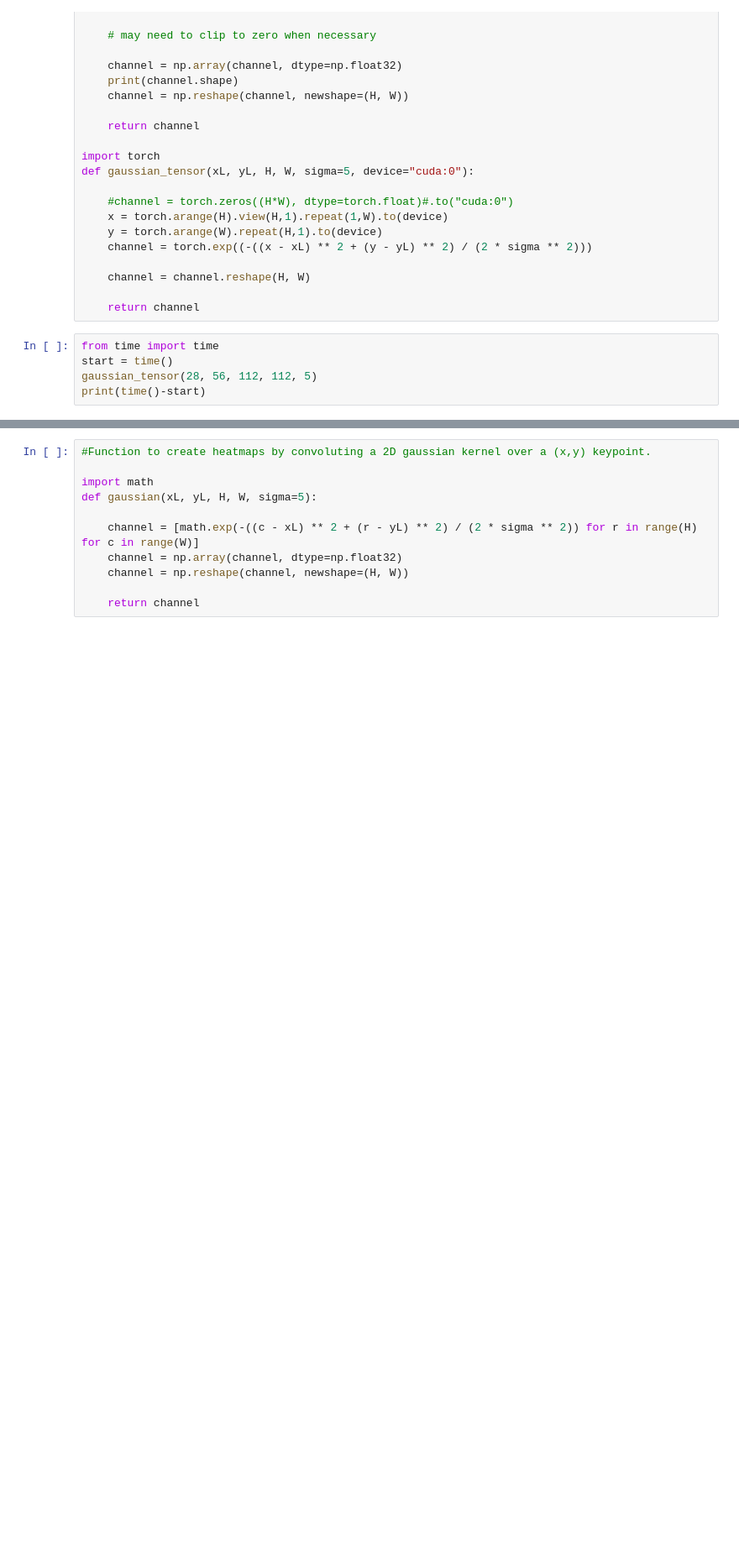
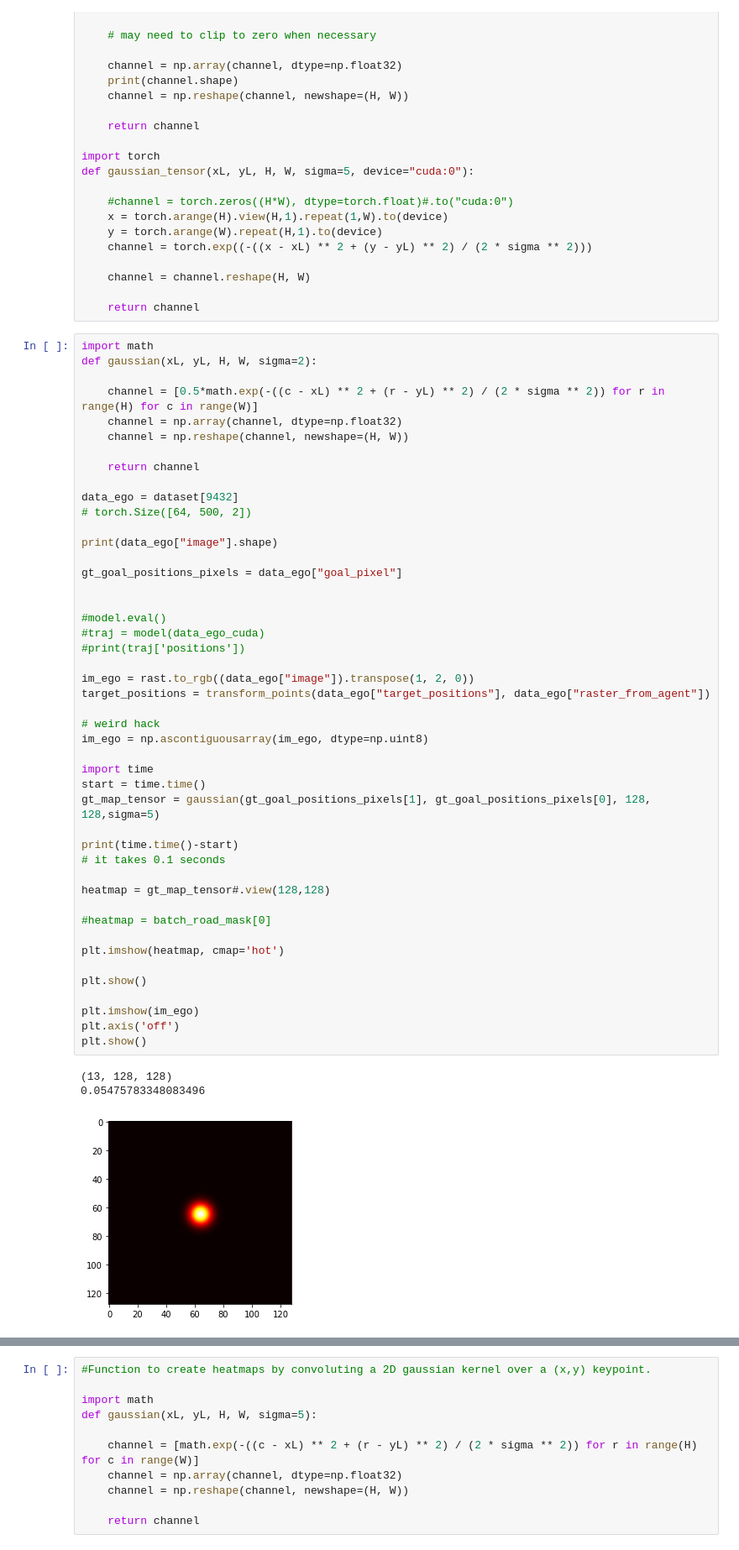
Before and after one commit to LiuHaolan/l5kit, a Jupyter notebook: viz_notebook/goal_stats.ipynb, the cells around one changed output, grey strips where cells are left out. Shown at 84% size. Drawn from its saved outputs; the diff is of its cells as text; blank space fills up the shorter version.

```diff
--- a/viz_notebook/goal_stats.ipynb
+++ b/viz_notebook/goal_stats.ipynb
@@ -418,8 +437,53 @@ def gaussian_tensor(xL, yL, H, W, sigma=5, device="cuda:0"):
     channel = channel.reshape(H, W)
 
     return channel
-# %%
-from time import time
-start = time()
-gaussian_tensor(28, 56, 112, 112, 5)
-print(time()-start)
+# %%
+import math
+def gaussian(xL, yL, H, W, sigma=2):
+
+    channel = [0.5*math.exp(-((c - xL) ** 2 + (r - yL) ** 2) / (2 * sigma ** 2)) for r in range(H) for c in range(W)]
+    channel = np.array(channel, dtype=np.float32)
+    channel = np.reshape(channel, newshape=(H, W))
+
+    return channel
+
+data_ego = dataset[9432]
+# torch.Size([64, 500, 2])
+
+print(data_ego["image"].shape)
+
+gt_goal_positions_pixels = data_ego["goal_pixel"]
+
+
+#model.eval()
+#traj = model(data_ego_cuda)
+#print(traj['positions'])
+
+im_ego = rast.to_rgb((data_ego["image"]).transpose(1, 2, 0))
+target_positions = transform_points(data_ego["target_positions"], data_ego["raster_from_agent"])
+
+# weird hack
+im_ego = np.ascontiguousarray(im_ego, dtype=np.uint8)
+
+import time
+start = time.time()
+gt_map_tensor = gaussian(gt_goal_positions_pixels[1], gt_goal_positions_pixels[0], 128, 128,sigma=5)
+
+print(time.time()-start)
+# it takes 0.1 seconds
+
+heatmap = gt_map_tensor#.view(128,128)
+
+#heatmap = batch_road_mask[0]
+
+plt.imshow(heatmap, cmap='hot')
+
+plt.show()
+
+plt.imshow(im_ego)
+plt.axis('off')
+plt.show()
+# %% [output]
+(13, 128, 128)
+0.05475783348083496
+[figure, added]
```
Also changed, not shown: parts of 7 cells of this notebook, 16 other files.
